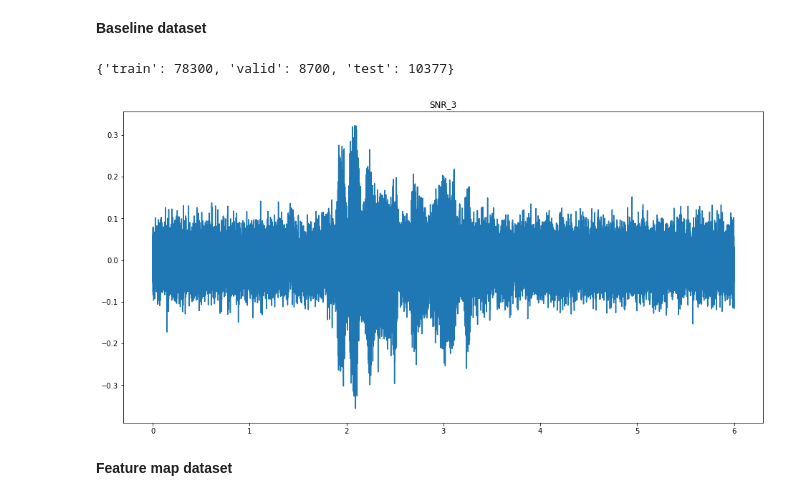
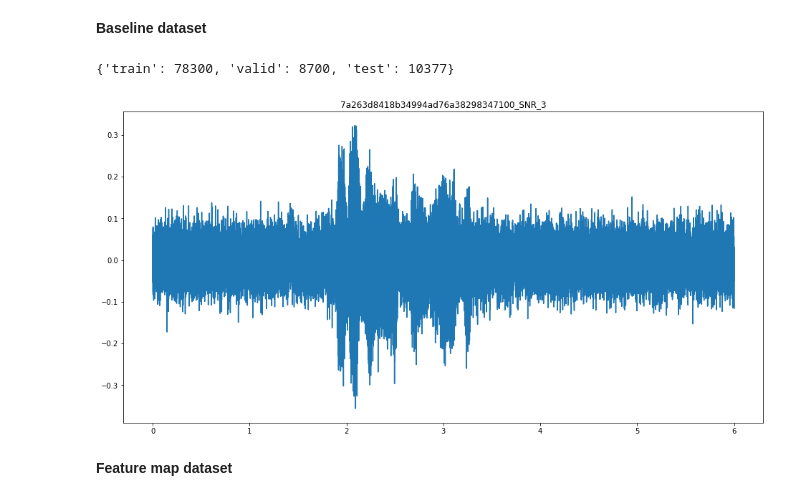
Before and after one commit to litvan007/VAD_NN_training_validation, a Jupyter notebook: NN_practise.ipynb, the cells around one changed output. Cells and saved outputs as stored; diff of their text form; code cells hidden in the pictures.

```diff
--- a/NN_practise.ipynb
+++ b/NN_practise.ipynb
@@ -71,7 +114,3 @@ np.random.seed(123456)
 torch.manual_seed(123456)
 # %% [output]
 <torch._C.Generator at 0x...>
-# %%
-x = torch.tensor([[0, 1, 2, 3], [1, 2, 3, 4]])
-y = torch.unsqueeze(x, 1)
-x.size(), y.size(), torch.squeeze(y, -2).size()
@@ -80,3 +116,0 @@ x.size(), y.size(), torch.squeeze(y, -2).size()
-# %%
-X, sr = librosa.load(f"{'/content/data_2'}/{'1779aa8fa7c65971e5538dab28acc589_SNR_3'}.wav", sr=8000)
-torch.unsqueeze(torch.from_numpy(X.astype('float32')), 0)
@@ -190,7 +259,7 @@ def sound_show(inp, title=None, marks_true=None, marks_pred=None):
                 edges_true = []
                 edges_true_0 = plt.vlines(edges[0], -height, height, colors='red', linewidth=2, linestyles='dashed')
                 edges_true_1 = plt.vlines(edges[1], -height, height, colors='red', linewidth=2, linestyles='dashed')
-            plt.legend([signal, edges_pred_0, edges_true_0], ['Signal', 'Predicted edges', 'True edges'])
+            plt.legend([signal, edges_true_0, edges_pred_0], ['Signal', 'True edges', 'Predicted edges'])
     except UnboundLocalError:
         pass
     plt.show()
@@ -211,25 +323,25 @@ print(train_subset[0])
 # %%
 transform_baseline = transforms.Compose([ToTensor()])
 data_set_baseline = {
             'train': SoundDataset_baseline(rootdir=path_data, subset=train_subset, transform=transform_baseline),
             'valid': SoundDataset_baseline(rootdir=path_data, subset=valid_subset, transform=transform_baseline),
             'test': SoundDataset_baseline(rootdir=path_data, subset=test_subset, transform=transform_baseline)
            }
 
 batch_size = 512
 loaders_baseline = {
             'train': torch.utils.data.DataLoader(data_set_baseline['train'], batch_size=batch_size, shuffle=True),
             'valid': torch.utils.data.DataLoader(data_set_baseline['valid'], batch_size=batch_size, shuffle=True),
             'test': torch.utils.data.DataLoader(data_set_baseline['test'], batch_size=1, shuffle=False)
           }
 
 dataset_sizes = {x: len(data_set_baseline[x]) for x in ['train', 'valid', 'test']}
 xname, X, y, _ = data_set_baseline['train'][0]
 print(dataset_sizes)
-sound_show(X, title=f'SNR_{xname.split("_SNR_")[1]}', marks_true=None, marks_pred=None)
+sound_show(X, title=f'{xname}', marks_true=None, marks_pred=None)
 # %% [output]
 {'train': 78300, 'valid': 8700, 'test': 10377}
-[figure, old version]
+[figure, new version]
 # %% [markdown]
 **Feature map dataset**
 # %%
```
Also changed, not shown: parts of 46 cells of this notebook.
